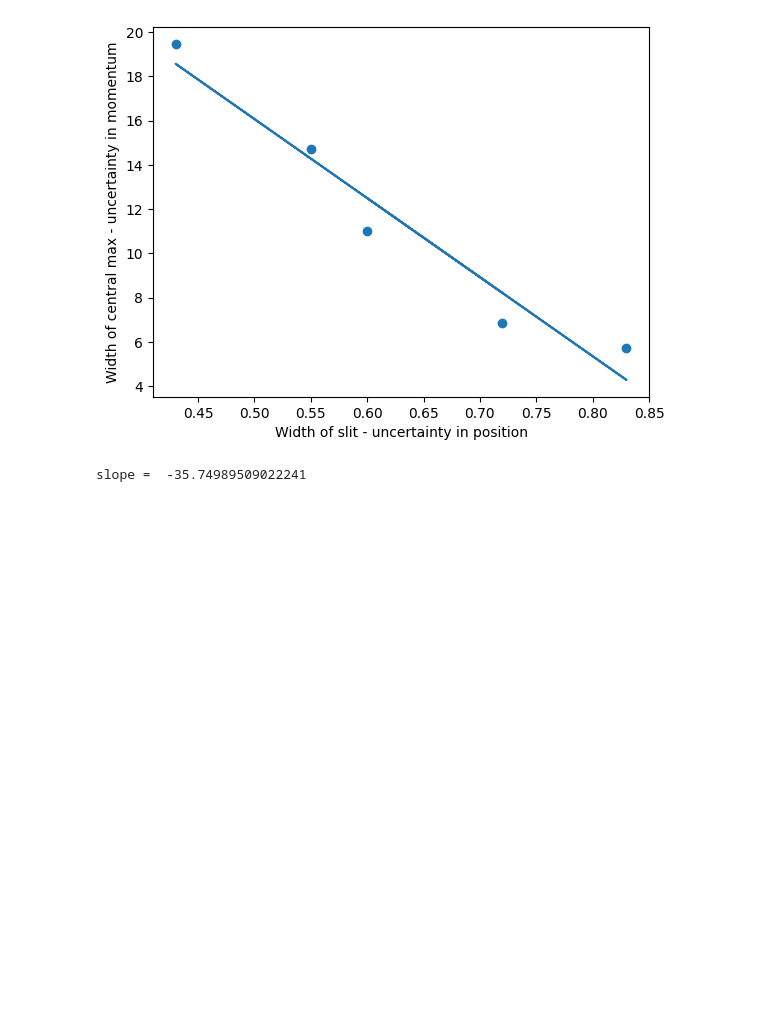
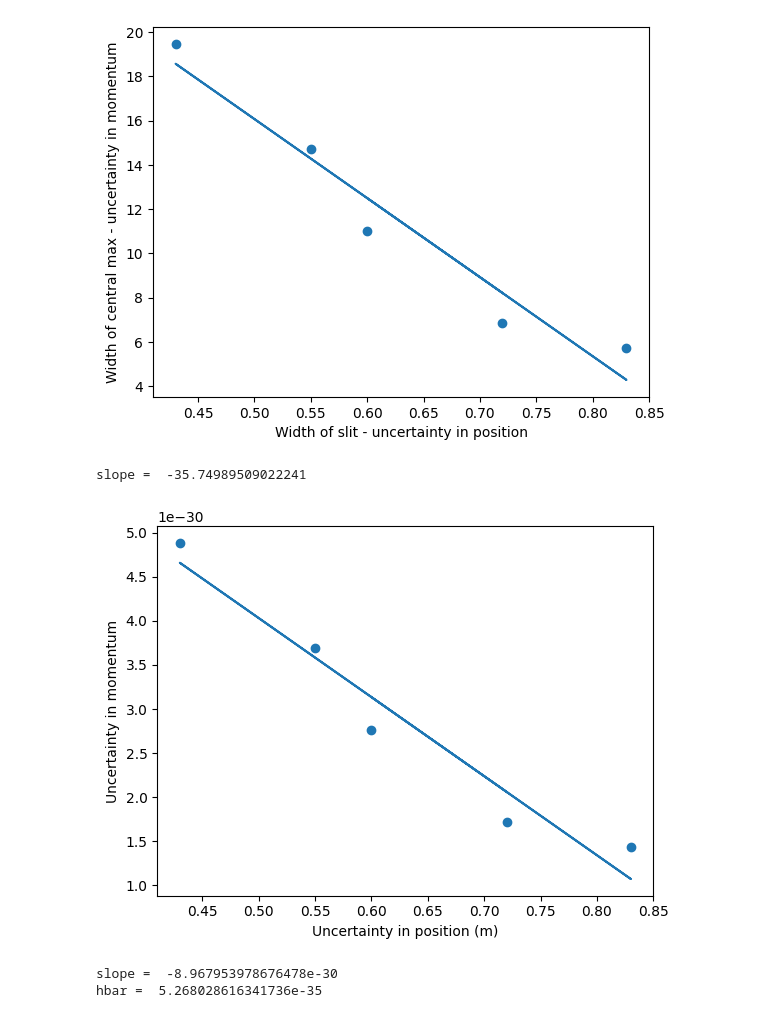
Before and after one commit to mealvord/CompPhys_NumericalAnalysis, a Jupyter notebook: quarknetworkshop.ipynb, the cells around one changed output. Cells and saved outputs as stored; diff of their text form; code cells hidden in the pictures; blank space fills up the shorter version.

```diff
--- a/quarknetworkshop.ipynb
+++ b/quarknetworkshop.ipynb
@@ -144,3 +144,34 @@ print('slope = ',a5)
 # %% [output]
 [figure]
 slope =  -35.74989509022241
+# %%
+central_max = np.array([6.87, 14.73,19.47,5.73,11.03]) #mm, width of central maximum
+central_max_m = central_max*10**-3 #m
+
+D = 2.03 #m distance to screen
+h = 6.62e-34 #Js
+wavelength = 650e-9 #m
+
+delta_p = (central_max_m*h)/(2*D*wavelength) #kgm/s
+
+delta_x = np.array([0.72, 0.55,0.43,0.83,0.6]) #mm, width of caliper single slit
+
+a6,b6 = np.polyfit(delta_x,delta_p,deg=1)
+
+plt.scatter(delta_x,delta_p)
+plt.plot(delta_x,a6*delta_x+b6)
+
+plt.xlabel('Uncertainty in position (m)')
+plt.ylabel('Uncertainty in momentum')
+#plt.title('Planck’s Constant Measured from LED Observations')
+#plt.text(5.5e14, 2.5e-19, f'E = {a:.3e}Js* f + {b:.3e}J', size=14)
+plt.show()
+
+print('slope = ',a6)
+
+hbar = h/(4*np.pi)
+print('hbar = ',hbar)
+# %% [output]
+[figure, added]
+slope =  -8.967953978676478e-30
+hbar =  5.268028616341736e-35
```
Also changed, not shown: parts of 1 cell of this notebook.
